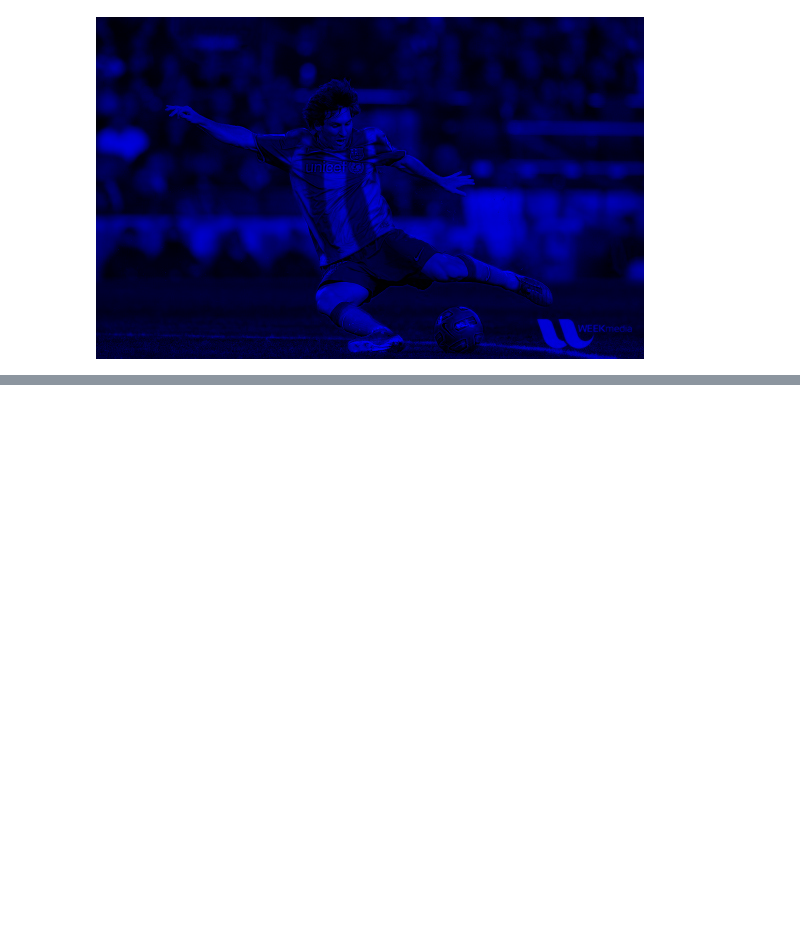
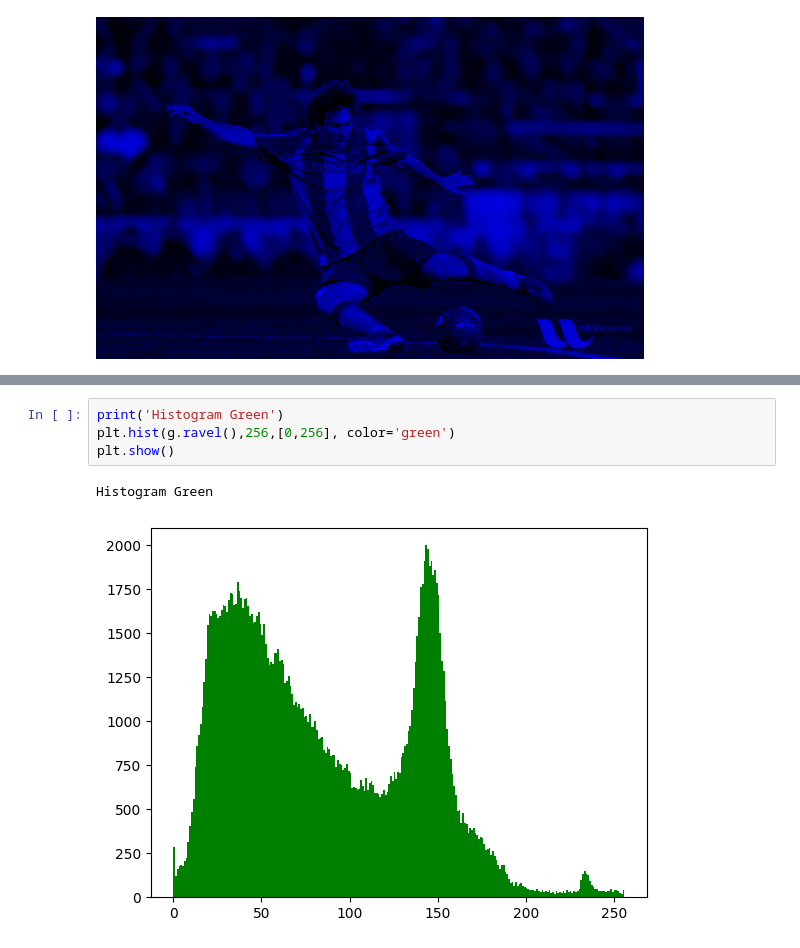
Before and after one commit to stefanosPanteli/EPL445, a Jupyter notebook: hw/hw1/hw1.ipynb, the cells around one changed output, grey strips where cells are left out. Drawn from its saved outputs; the diff is of its cells as text; blank space fills up the shorter version.

```diff
--- a/hw/hw1/hw1.ipynb
+++ b/hw/hw1/hw1.ipynb
@@ -139,0 +180,7 @@ True
+# %%
+print('Histogram Green')
+plt.hist(g.ravel(),256,[0,256], color='green')
+plt.show()
+# %% [output]
+Histogram Green
+[figure, added]
```
Also changed, not shown: parts of 32 cells of this notebook, 3 other files.
